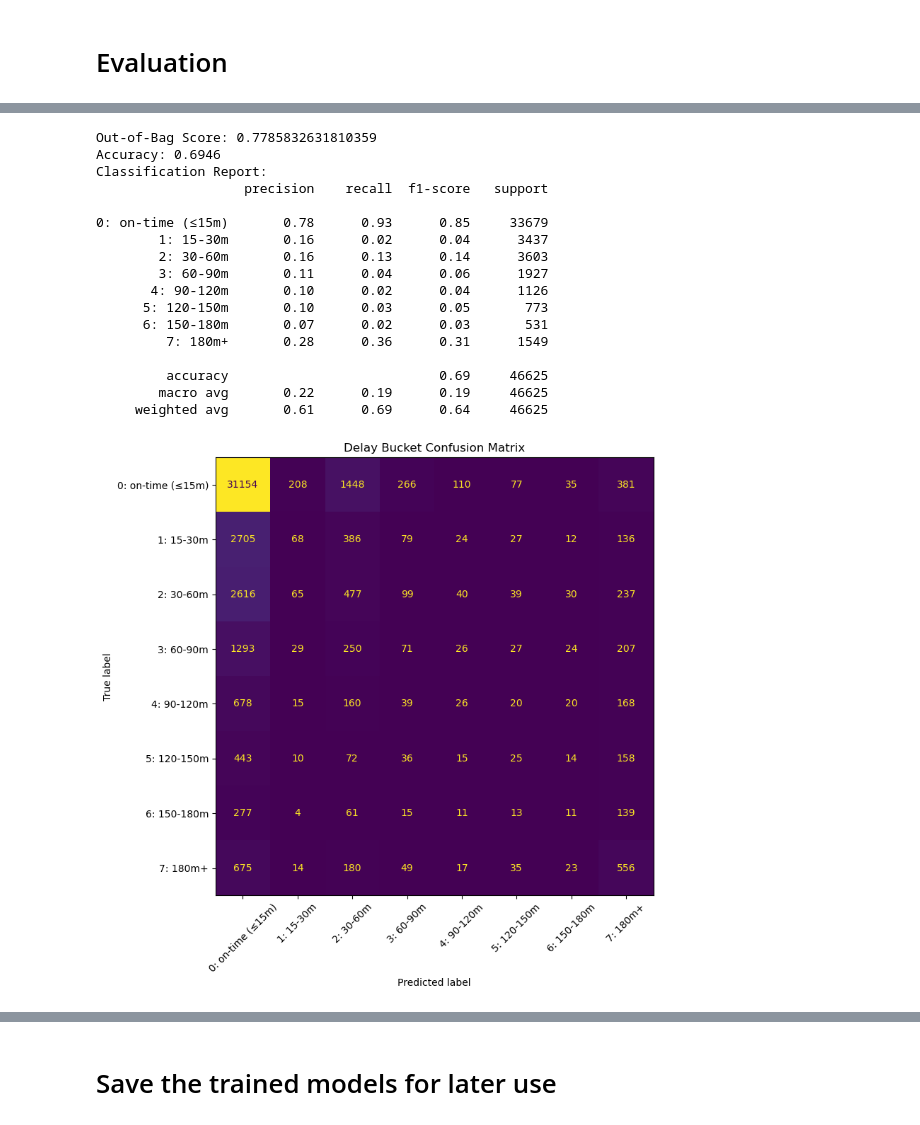
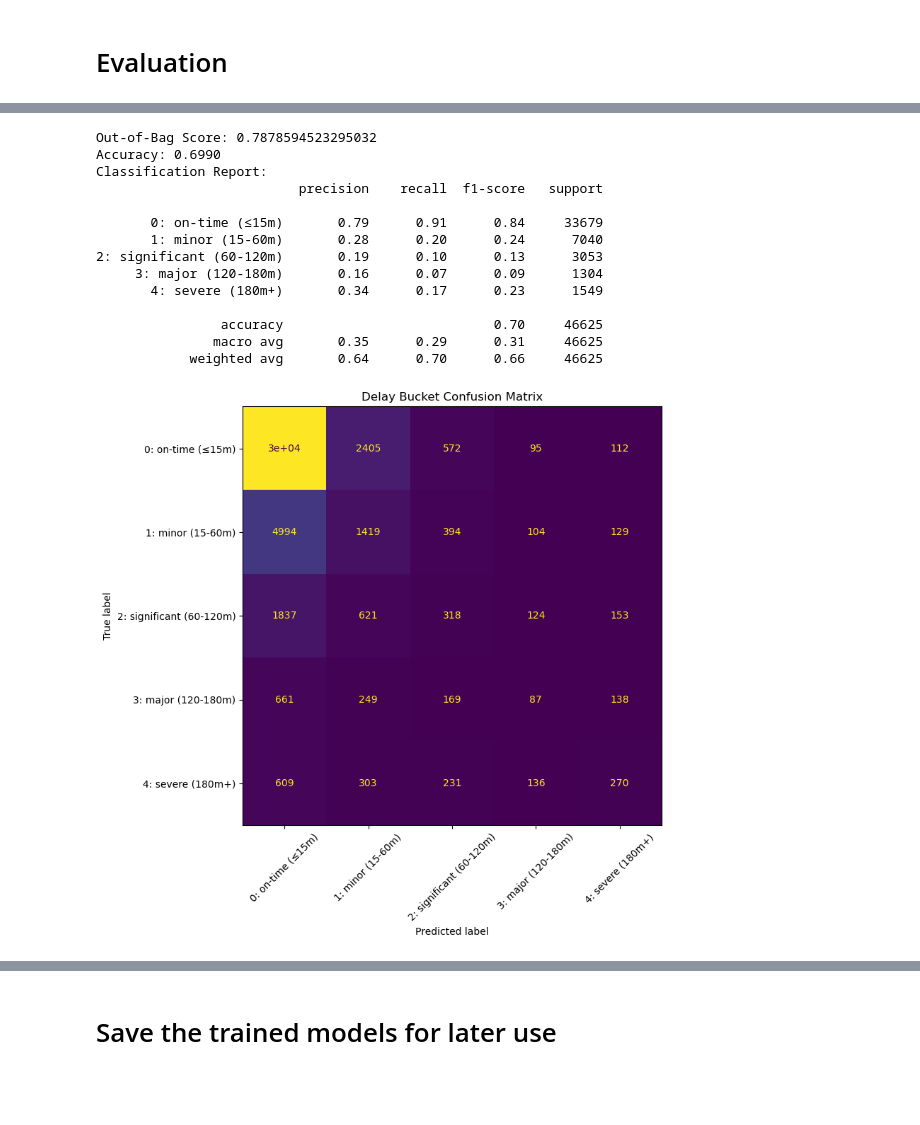
Before and after one commit to GW-ML-Flight/Flight-Delay, a Jupyter notebook: model-buckets.ipynb, the cells around one changed output, grey strips where cells are left out. Saved outputs shown, nothing was run; the diff lists cells and outputs as text; code cells hidden in the pictures; blank space fills up the shorter version.

Commit message:
a bit better

```diff
--- a/model-buckets.ipynb
+++ b/model-buckets.ipynb
@@ -1,5 +1,5 @@
 # %%
-HYPERPARAM_ITERS = 1  # Number of iterations for hyperparameter tuning; TODO: increase this for better results, but it will take longer to run.
+HYPERPARAM_ITERS = 10  # Number of iterations for hyperparameter tuning; TODO: increase this for better results, but it will take longer to run.
 EXPORT = False  # Whether to export the trained models; set to True to save the models to disk.
 # %% [markdown]
 # Data Preprocessing
@@ -333,17 +333,18 @@ shape: (5, 102)
 | 2024-01-01 00:00:00 | "DL" | 410 | "DL" | 19790 | "N375NC" | ... |
 | 2024-01-01 00:00:00 | "UA" | 260 | "UA" | 19977 | "N37255" | ... |
 # %%
-#add buckets
-#bucket 0 is no delay (-inf to 15 min), 1 is 15-30 min, 2 is 30min-1hour, 3 is 1hour-1.5hours, 4 is 1.5-2, 5 is 2-2.5, 6 is 2.5-3, 7 is 3+
+# 0: on-time (≤15m)
+#1: minor delay (15–60m)
+#2: significant delay (60–120m)
+#3: major delay (120–180m)
+#4: severe (180m+)
+
 df = df.with_columns(
     pl.when(pl.col("DEP_DELAY") <= 15).then(0)
-    .when(pl.col("DEP_DELAY") <= 30).then(1)
-    .when(pl.col("DEP_DELAY") <= 60).then(2)
-    .when(pl.col("DEP_DELAY") <= 90).then(3)
-    .when(pl.col("DEP_DELAY") <= 120).then(4)
-    .when(pl.col("DEP_DELAY") <= 150).then(5)
-    .when(pl.col("DEP_DELAY") <= 180).then(6)
-    .otherwise(7)
+    .when(pl.col("DEP_DELAY") <= 60).then(1)
+    .when(pl.col("DEP_DELAY") <= 120).then(2)
+    .when(pl.col("DEP_DELAY") <= 180).then(3)
+    .otherwise(4)
     .alias("delay_bucket")
 )
 # %%
@@ -696,55 +697,50 @@ from sklearn.metrics import (
 )
 import matplotlib.pyplot as plt
 
+# After
 bucket_labels = [
     "0: on-time (≤15m)",
-    "1: 15-30m",
-    "2: 30-60m",
-    "3: 60-90m",
-    "4: 90-120m",
-    "5: 120-150m",
-    "6: 150-180m",
-    "7: 180m+",
+    "1: minor (15-60m)",
+    "2: significant (60-120m)",
+    "3: major (120-180m)",
+    "4: severe (180m+)",
 ]
 
 # Evaluate
 print("Out-of-Bag Score:", delay_search.best_estimator_.oob_score_)
 
 y_pred = delay_search.predict(X_test)
 
 acc = accuracy_score(y_test, y_pred)
 print(f"Accuracy: {acc:.4f}")
 
 print("Classification Report:")
 print(classification_report(y_test, y_pred, target_names=bucket_labels))
 
 # Confusion matrix
 cm = confusion_matrix(y_test, y_pred)
 disp = ConfusionMatrixDisplay(confusion_matrix=cm, display_labels=bucket_labels)
 fig, ax = plt.subplots(figsize=(10, 8))
 disp.plot(ax=ax, xticks_rotation=45, colorbar=False)
 plt.title("Delay Bucket Confusion Matrix")
 plt.tight_layout()
 plt.show()
 # %% [output]
-Out-of-Bag Score: 0.7785832631810359
-Accuracy: 0.6946
+Out-of-Bag Score: 0.7878594523295032
+Accuracy: 0.6990
 Classification Report:
-                   precision    recall  f1-score   support
+                          precision    recall  f1-score   support
 
-0: on-time (≤15m)       0.78      0.93      0.85     33679
-        1: 15-30m       0.16      0.02      0.04      3437
-        2: 30-60m       0.16      0.13      0.14      3603
-        3: 60-90m       0.11      0.04      0.06      1927
-       4: 90-120m       0.10      0.02      0.04      1126
-      5: 120-150m       0.10      0.03      0.05       773
-      6: 150-180m       0.07      0.02      0.03       531
-         7: 180m+       0.28      0.36      0.31      1549
+       0: on-time (≤15m)       0.79      0.91      0.84     33679
+       1: minor (15-60m)       0.28      0.20      0.24      7040
+2: significant (60-120m)       0.19      0.10      0.13      3053
+     3: major (120-180m)       0.16      0.07      0.09      1304
+       4: severe (180m+)       0.34      0.17      0.23      1549
 
-         accuracy                           0.69     46625
-        macro avg       0.22      0.19      0.19     46625
-     weighted avg       0.61      0.69      0.64     46625
+                accuracy                           0.70     46625
+               macro avg       0.35      0.29      0.31     46625
+            weighted avg       0.64      0.70      0.66     46625
-[figure, old version]
+[figure, new version]
 # %%
 import random
 
```
Also changed, not shown: parts of 5 cells of this notebook.
